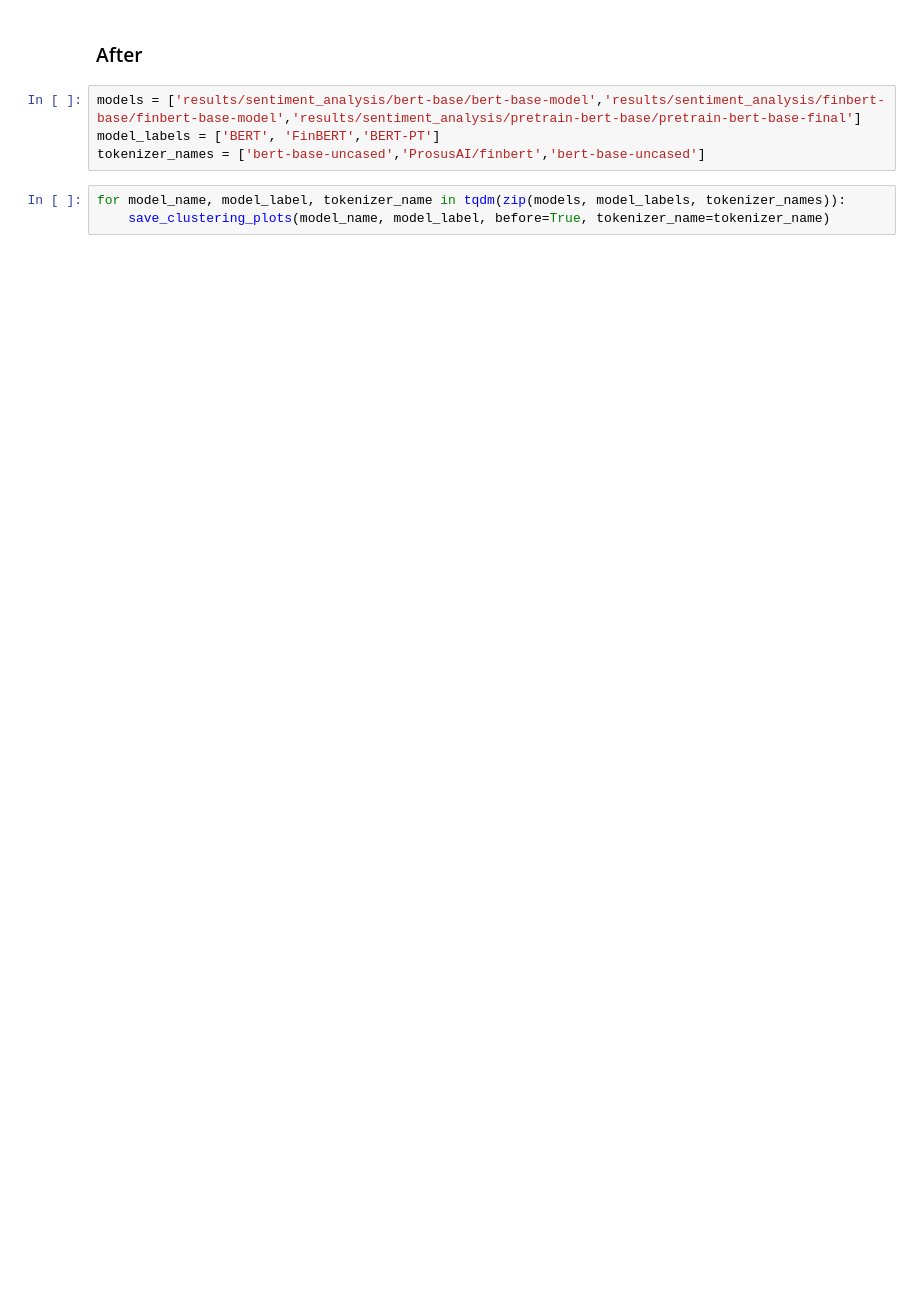
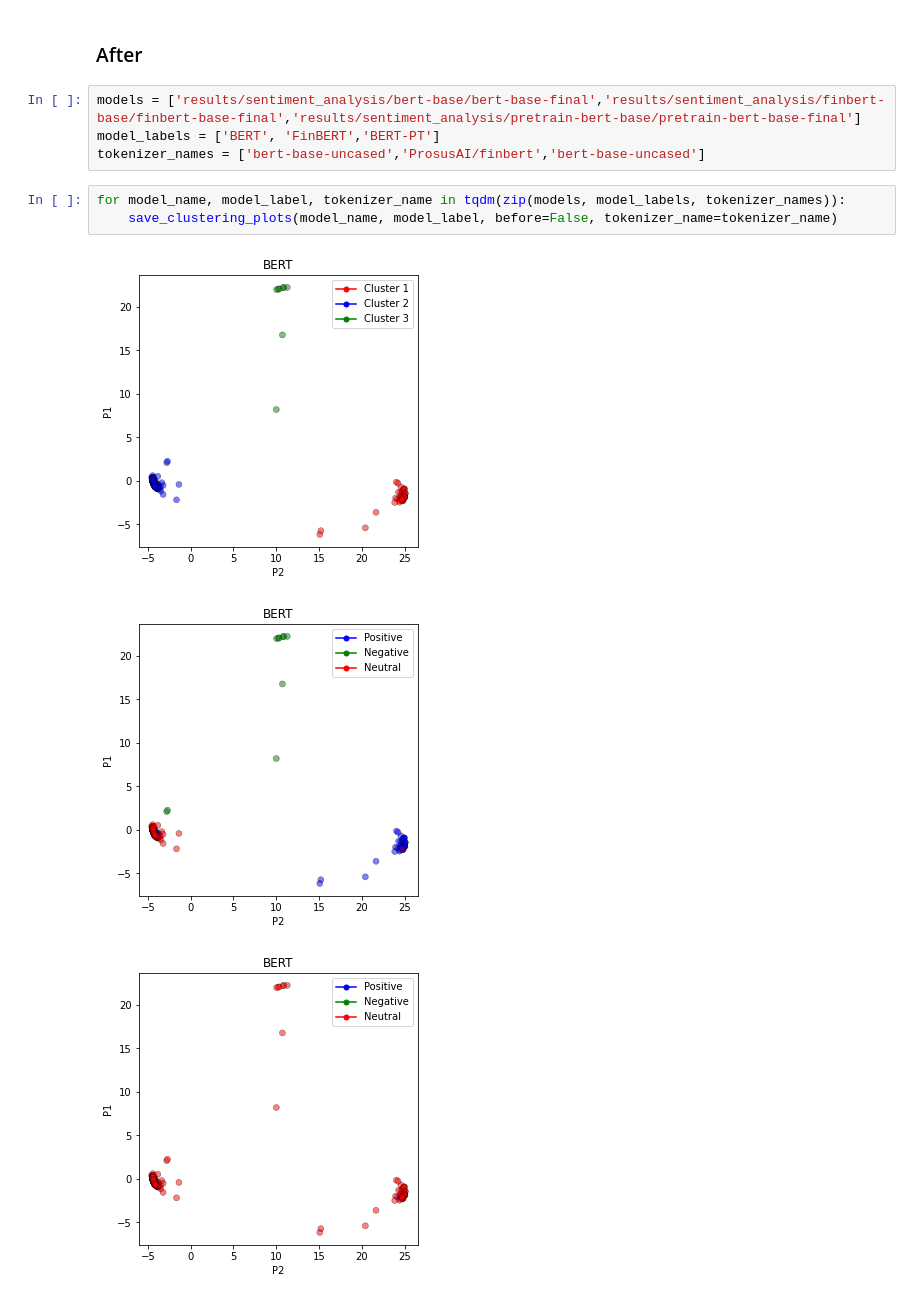
Before and after one commit to gchhablani/financial-sentiment-analysis, a Jupyter notebook: Unsupervised Sentiment Analysis.ipynb, the cells around one changed output. Saved outputs shown, nothing was run; the diff lists cells and outputs as text; blank space fills up the shorter version.

```diff
--- a/Unsupervised Sentiment Analysis.ipynb
+++ b/Unsupervised Sentiment Analysis.ipynb
@@ -131,9 +177,13 @@ OSError: Can't load config for 'results/pretraining/bert-base-final'. Make sure
 # %% [markdown]
 ### After
 # %%
-models = ['results/sentiment_analysis/bert-base/bert-base-model','results/sentiment_analysis/finbert-base/finbert-base-model','results/sentiment_analysis/pretrain-bert-base/pretrain-bert-base-final']
+models = ['results/sentiment_analysis/bert-base/bert-base-final','results/sentiment_analysis/finbert-base/finbert-base-final','results/sentiment_analysis/pretrain-bert-base/pretrain-bert-base-final']
 model_labels = ['BERT', 'FinBERT','BERT-PT']
 tokenizer_names = ['bert-base-uncased','ProsusAI/finbert','bert-base-uncased']
 # %%
 for model_name, model_label, tokenizer_name in tqdm(zip(models, model_labels, tokenizer_names)):
-    save_clustering_plots(model_name, model_label, before=True, tokenizer_name=tokenizer_name)
+    save_clustering_plots(model_name, model_label, before=False, tokenizer_name=tokenizer_name)
+# %% [output]
+[figure, added]
+[figure, added]
+[figure, added]
```
Also changed, not shown: parts of 8 cells of this notebook, 42 other files.
